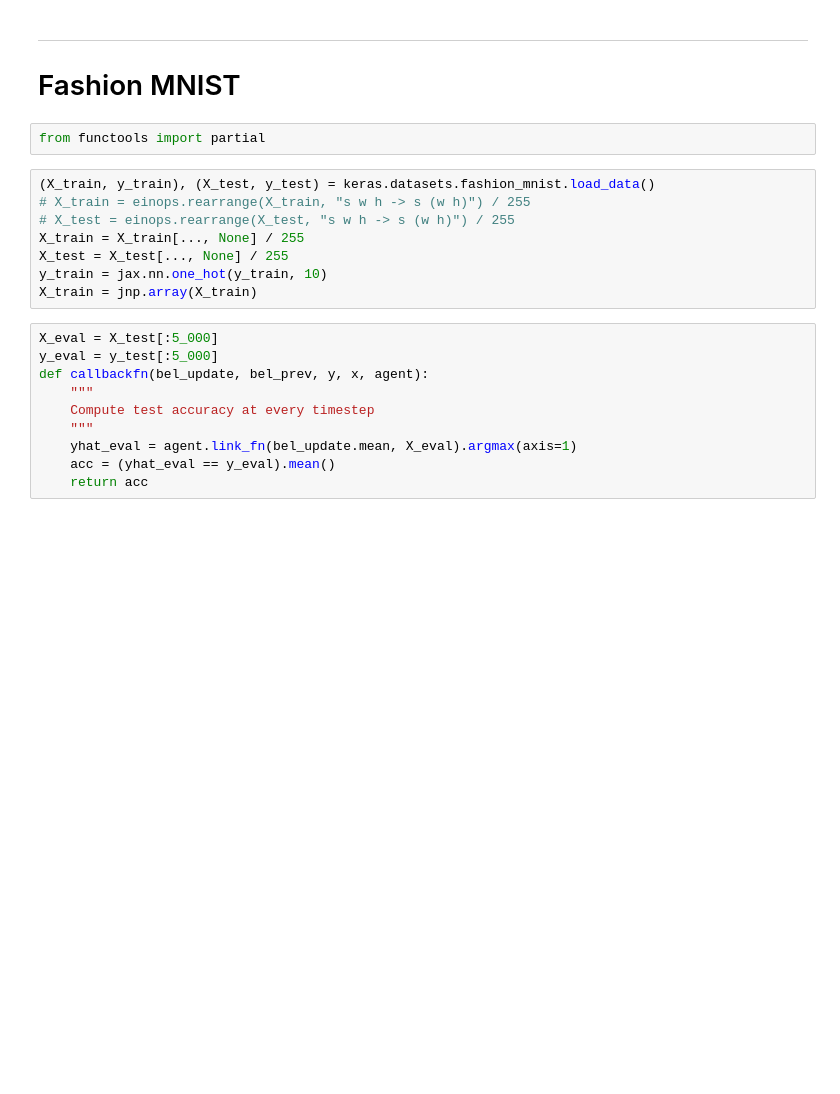
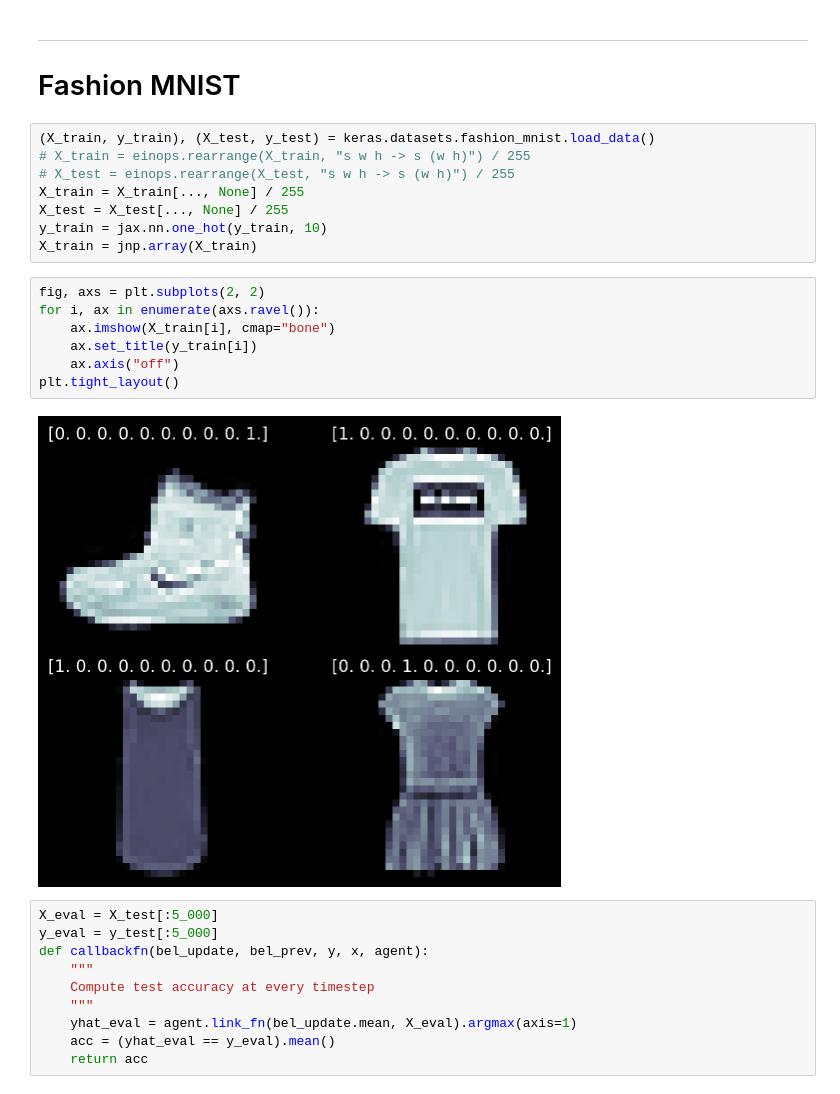
Before and after one commit to gerdm/online-bnn-talk, a Jupyter notebook: notebooks/05-subspace-bnn.ipynb, the cells around one changed output. Drawn from its saved outputs; the diff is of its cells as text; blank space fills up the shorter version.

```diff
--- a/notebooks/05-subspace-bnn.ipynb
+++ b/notebooks/05-subspace-bnn.ipynb
@@ -208,8 +232,6 @@ plt.grid(alpha=0.3)
 ---
 
 # Fashion MNIST
-# %%
-from functools import partial
 # %%
 (X_train, y_train), (X_test, y_test) = keras.datasets.fashion_mnist.load_data()
 # X_train = einops.rearrange(X_train, "s w h -> s (w h)") / 255
@@ -218,6 +240,15 @@ X_train = X_train[..., None] / 255
 X_test = X_test[..., None] / 255
 y_train = jax.nn.one_hot(y_train, 10)
 X_train = jnp.array(X_train)
+# %%
+fig, axs = plt.subplots(2, 2)
+for i, ax in enumerate(axs.ravel()):
+    ax.imshow(X_train[i], cmap="bone")
+    ax.set_title(y_train[i])
+    ax.axis("off")
+plt.tight_layout()
+# %% [output]
+[figure, added]
 # %%
 X_eval = X_test[:5_000]
 y_eval = y_test[:5_000]
```
Also changed, not shown: parts of 24 cells of this notebook.
